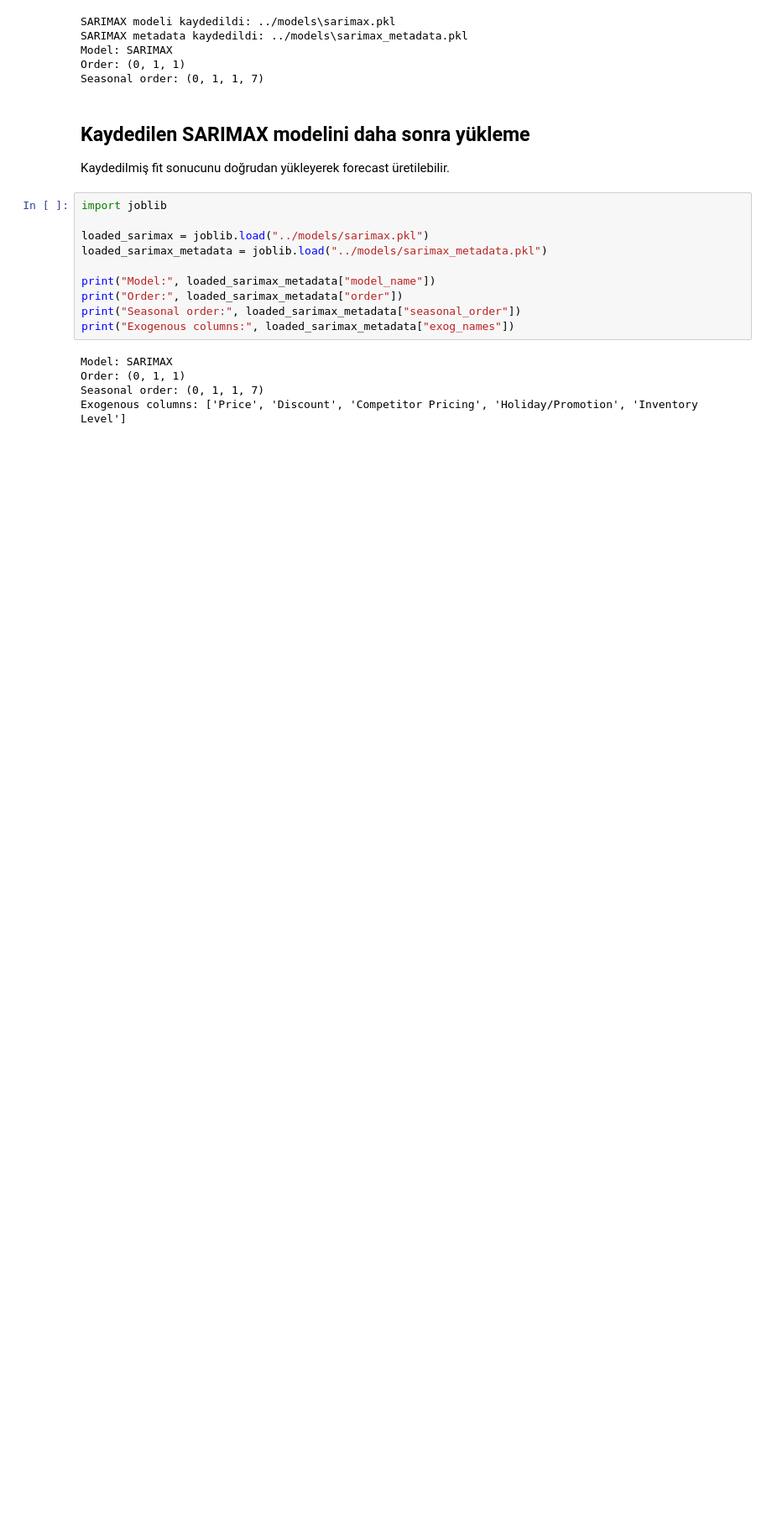
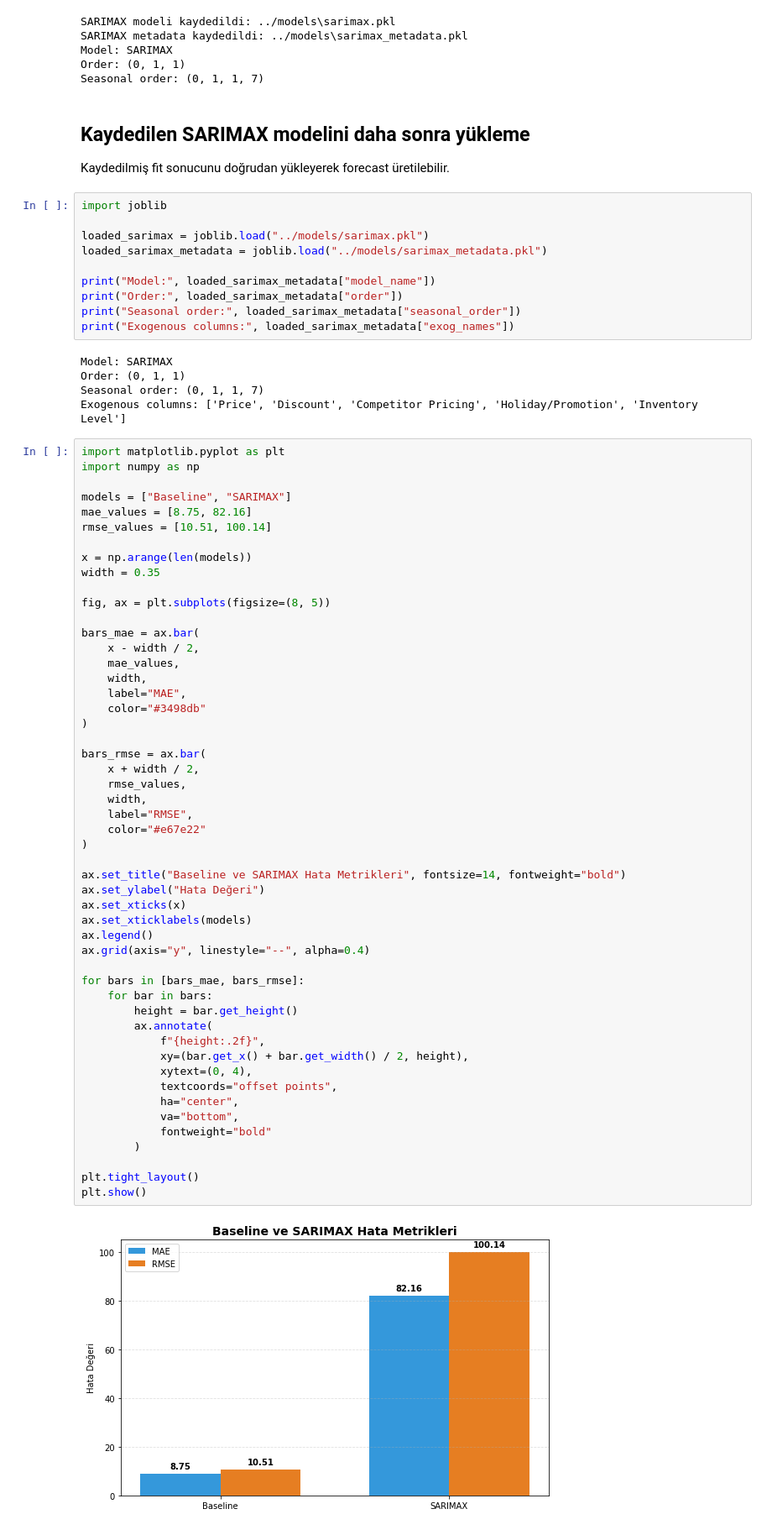
Before and after one commit to ece-gunay/SmartSupply-AI, a Jupyter notebook: notebooks/03_modeling_sarimax.ipynb, the cells around one changed output. Shown at 84% size. Drawn from its saved outputs; the diff is of its cells as text; blank space fills up the shorter version.

```diff
--- a/notebooks/03_modeling_sarimax.ipynb
+++ b/notebooks/03_modeling_sarimax.ipynb
@@ -543,3 +543,56 @@ Model: SARIMAX
 Order: (0, 1, 1)
 Seasonal order: (0, 1, 1, 7)
 Exogenous columns: ['Price', 'Discount', 'Competitor Pricing', 'Holiday/Promotion', 'Inventory Level']
+# %%
+import matplotlib.pyplot as plt
+import numpy as np
+
+models = ["Baseline", "SARIMAX"]
+mae_values = [8.75, 82.16]
+rmse_values = [10.51, 100.14]
+
+x = np.arange(len(models))
+width = 0.35
+
+fig, ax = plt.subplots(figsize=(8, 5))
+
+bars_mae = ax.bar(
+    x - width / 2,
+    mae_values,
+    width,
+    label="MAE",
+    color="#3498db"
+)
+
+bars_rmse = ax.bar(
+    x + width / 2,
+    rmse_values,
+    width,
+    label="RMSE",
+    color="#e67e22"
+)
+
+ax.set_title("Baseline ve SARIMAX Hata Metrikleri", fontsize=14, fontweight="bold")
+ax.set_ylabel("Hata Değeri")
+ax.set_xticks(x)
+ax.set_xticklabels(models)
+ax.legend()
+ax.grid(axis="y", linestyle="--", alpha=0.4)
+
+for bars in [bars_mae, bars_rmse]:
+    for bar in bars:
+        height = bar.get_height()
+        ax.annotate(
+            f"{height:.2f}",
+            xy=(bar.get_x() + bar.get_width() / 2, height),
+            xytext=(0, 4),
+            textcoords="offset points",
+            ha="center",
+            va="bottom",
+            fontweight="bold"
+        )
+
+plt.tight_layout()
+plt.show()
+# %% [output]
+[figure, added]
```
Also changed, not shown: 12 other files.
